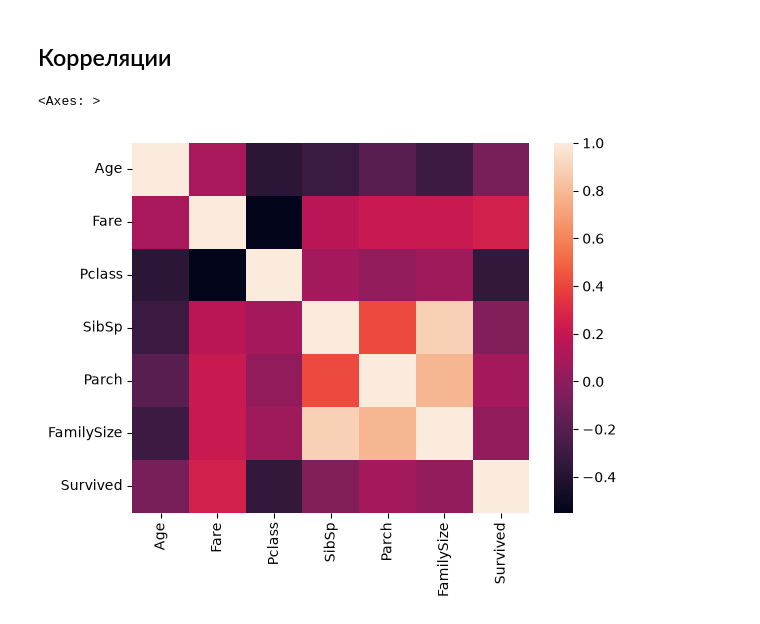
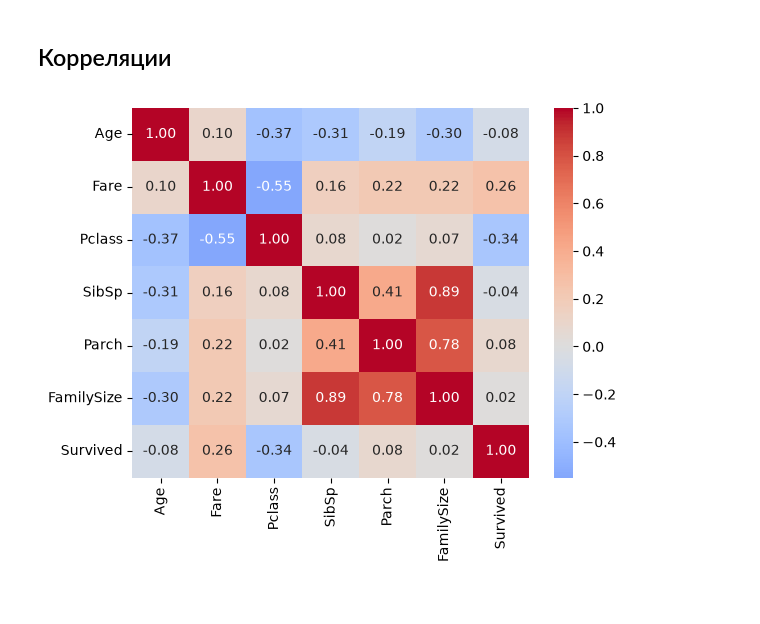
Before and after one commit to iv-galkin/titanic-survival-prediction, a Jupyter notebook: notebooks/01_eda.ipynb, the cells around one changed output. Saved outputs shown, nothing was run; the diff lists cells and outputs as text; code cells hidden in the pictures.

```diff
--- a/notebooks/01_eda.ipynb
+++ b/notebooks/01_eda.ipynb
@@ -296,5 +293,5 @@ df.groupby(['Pclass', 'IsChild'])['Survived'].agg(['mean', 'count'])
 # %% [markdown]
 ### H4: Чем дороже билет, тем выше выживаемость.
 # %%
-train_data['Fare quantile'] = pd.qcut(train_data['Fare'], q=4)
+train_data['FareQuantile'] = pd.qcut(train_data['Fare'], q=4)
 # %%
@@ -367,13 +419,16 @@ Index(['PassengerId', 'Survived', 'Pclass', 'Name', 'Sex', 'Age', 'SibSp',
 # %% [markdown]
 ## Корреляции
 # %%
-features = [
+corr_features = [
     'Age', 'Fare', 'Pclass',
     'SibSp', 'Parch', 'FamilySize',
     'Survived'
 ]
 
-sns.heatmap(train_data[features].corr())
+sns.heatmap(
+    train_data[corr_features].corr(),
+    annot=True, fmt='.2f', cmap='coolwarm', center=0
+)
+plt.show()
 # %% [output]
-<Axes: >
-[figure, old version]
+[figure, new version]
```
Also changed, not shown: parts of 18 cells of this notebook, 7 other files.
